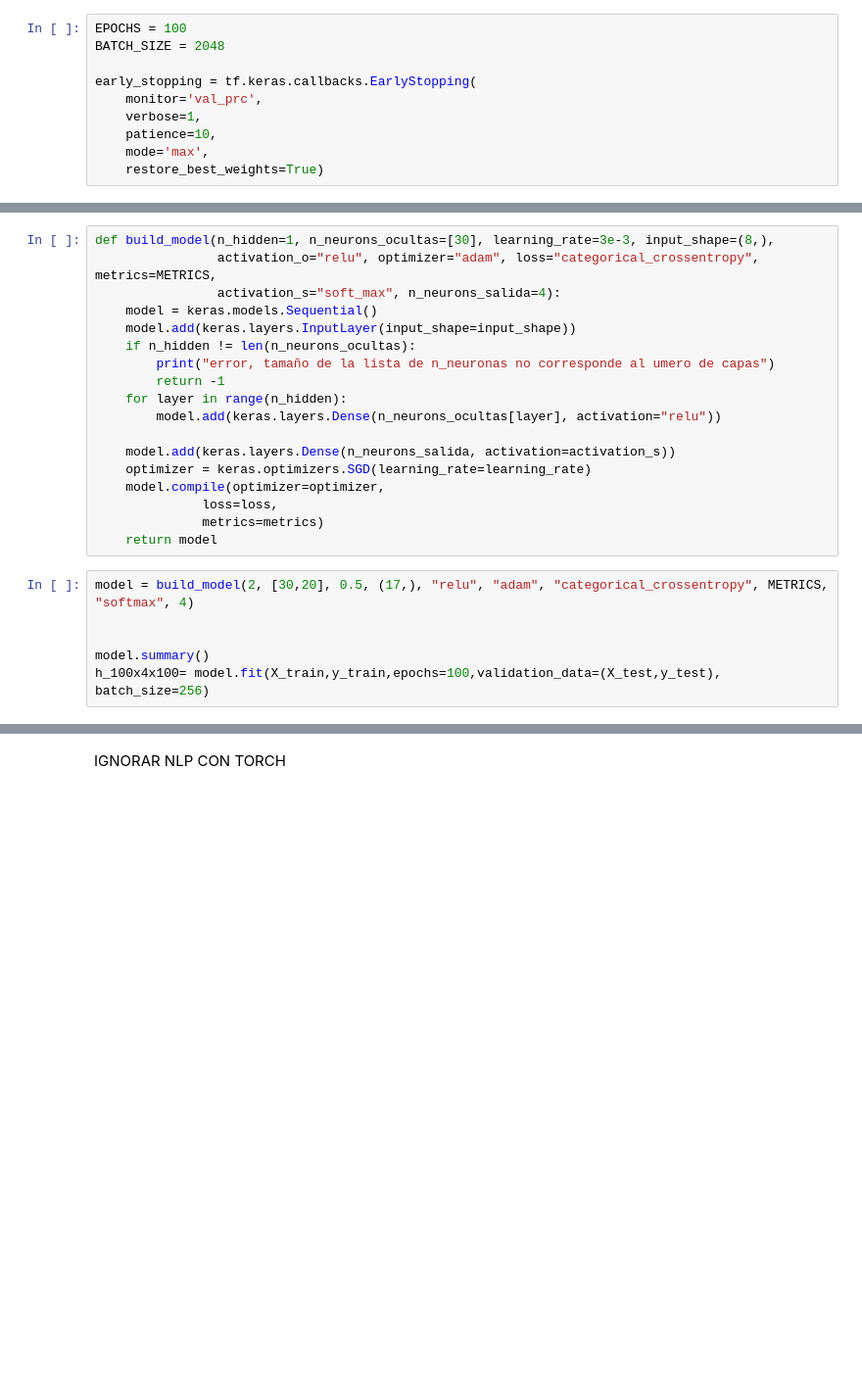
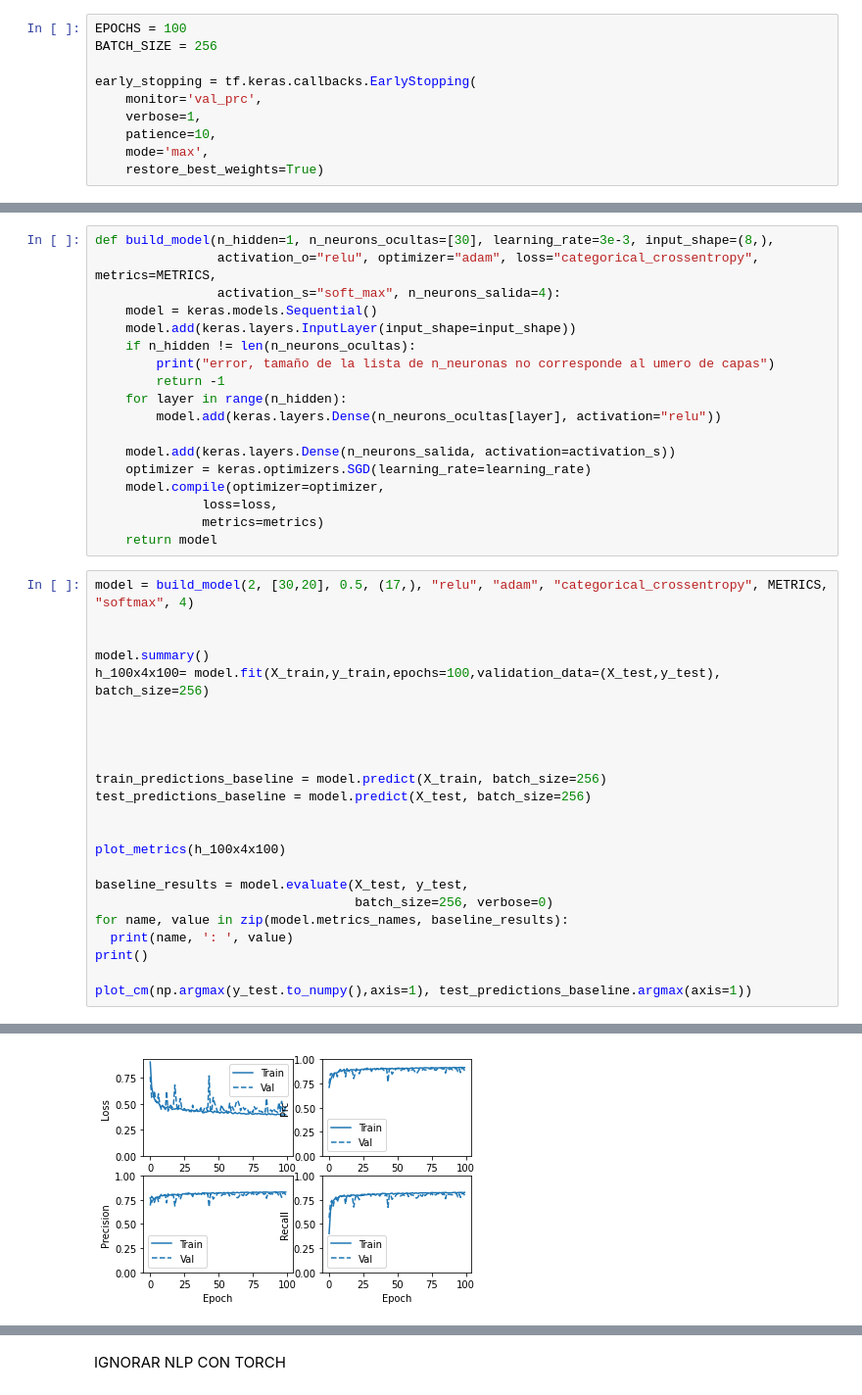
Before and after one commit to CesarPRinso/fifa, a Jupyter notebook: NeuralNetworkAllanyElPibeCastillo.ipynb, the cells around one changed output, grey strips where cells are left out. Shown at 98% size. Drawn from its saved outputs; the diff is of its cells as text; blank space fills up the shorter version.

```diff
--- a/NeuralNetworkAllanyElPibeCastillo.ipynb
+++ b/NeuralNetworkAllanyElPibeCastillo.ipynb
@@ -103,7 +103,7 @@ def make_model(metrics=METRICS, output_bias=None):
   return model
 # %%
 EPOCHS = 100
-BATCH_SIZE = 2048
+BATCH_SIZE = 256
 
 early_stopping = tf.keras.callbacks.EarlyStopping(
     monitor='val_prc',
@@ -487,4 +372,21 @@ model = build_model(2, [30,20], 0.5, (17,), "relu", "adam", "categorical_crossen
 
 model.summary()
 h_100x4x100= model.fit(X_train,y_train,epochs=100,validation_data=(X_test,y_test), batch_size=256)
+
+
+
+
+train_predictions_baseline = model.predict(X_train, batch_size=256)
+test_predictions_baseline = model.predict(X_test, batch_size=256)
+
+
+plot_metrics(h_100x4x100)
+
+baseline_results = model.evaluate(X_test, y_test,
+                                  batch_size=256, verbose=0)
+for name, value in zip(model.metrics_names, baseline_results):
+  print(name, ': ', value)
+print()
+
+plot_cm(np.argmax(y_test.to_numpy(),axis=1), test_predictions_baseline.argmax(axis=1))
 # %% [output]
@@ -507,0 +410 @@ Epoch 100/100
+[figure, added]
```
Also changed, not shown: parts of 15 cells of this notebook.
